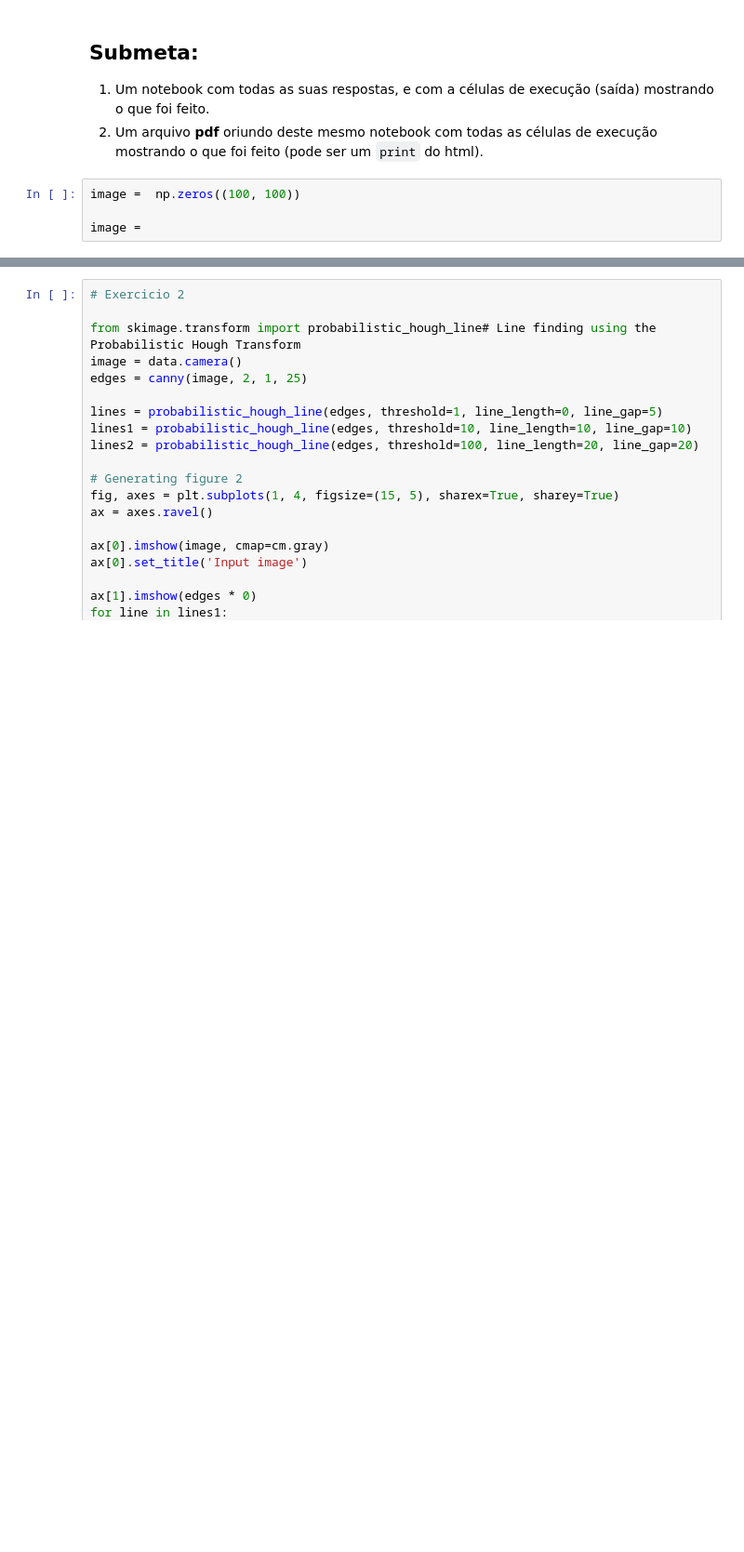
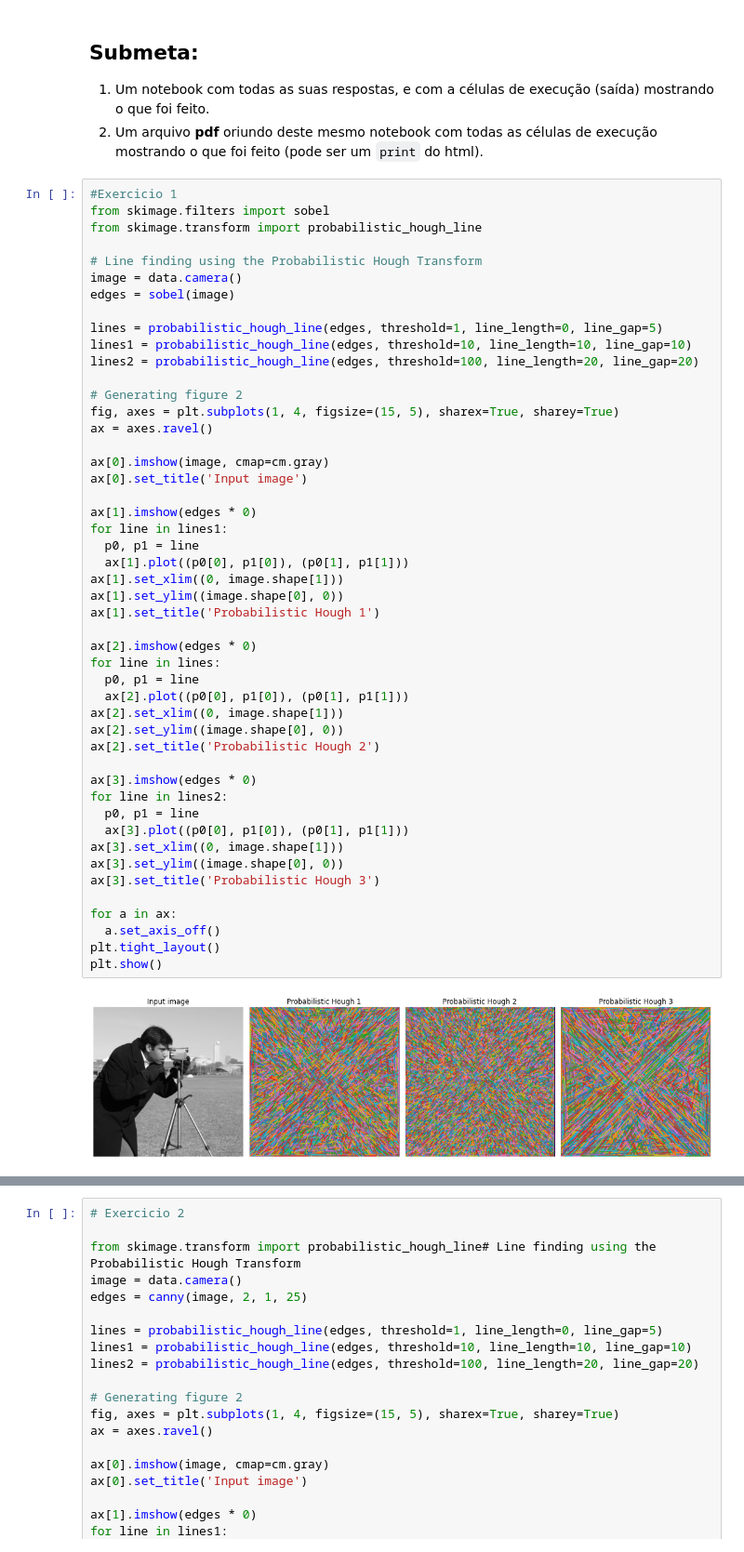
Before and after one commit to LeiteGabriel/teste, a Jupyter notebook: HoughTransform_detectando_linhas_scikit_image.ipynb, the cells around one changed output, grey strips where cells are left out. Shown at 93% size. Saved outputs shown, nothing was run; the diff lists cells and outputs as text; blank space fills up the shorter version.

```diff
--- a/HoughTransform_detectando_linhas_scikit_image.ipynb
+++ b/HoughTransform_detectando_linhas_scikit_image.ipynb
@@ -209,7 +209,53 @@ plt.show()
 
 1. Um notebook com todas as suas respostas, e com a células de execução (saída) mostrando o que foi feito.
 2. Um arquivo **pdf** oriundo deste mesmo notebook com todas as células de execução mostrando o que foi feito (pode ser um `print` do html).
-# %%
-image =  np.zeros((100, 100))
-
-image =
+# %%
+#Exercicio 1
+from skimage.filters import sobel
+from skimage.transform import probabilistic_hough_line
+
+# Line finding using the Probabilistic Hough Transform
+image = data.camera()
+edges = sobel(image)
+
+lines = probabilistic_hough_line(edges, threshold=1, line_length=0, line_gap=5)
+lines1 = probabilistic_hough_line(edges, threshold=10, line_length=10, line_gap=10)
+lines2 = probabilistic_hough_line(edges, threshold=100, line_length=20, line_gap=20)
+
+# Generating figure 2
+fig, axes = plt.subplots(1, 4, figsize=(15, 5), sharex=True, sharey=True)
+ax = axes.ravel()
+
+ax[0].imshow(image, cmap=cm.gray)
+ax[0].set_title('Input image')
+
+ax[1].imshow(edges * 0)
+for line in lines1:
+  p0, p1 = line
+  ax[1].plot((p0[0], p1[0]), (p0[1], p1[1]))
+ax[1].set_xlim((0, image.shape[1]))
+ax[1].set_ylim((image.shape[0], 0))
+ax[1].set_title('Probabilistic Hough 1')
+
+ax[2].imshow(edges * 0)
+for line in lines:
+  p0, p1 = line
+  ax[2].plot((p0[0], p1[0]), (p0[1], p1[1]))
+ax[2].set_xlim((0, image.shape[1]))
+ax[2].set_ylim((image.shape[0], 0))
+ax[2].set_title('Probabilistic Hough 2')
+
+ax[3].imshow(edges * 0)
+for line in lines2:
+  p0, p1 = line
+  ax[3].plot((p0[0], p1[0]), (p0[1], p1[1]))
+ax[3].set_xlim((0, image.shape[1]))
+ax[3].set_ylim((image.shape[0], 0))
+ax[3].set_title('Probabilistic Hough 3')
+
+for a in ax:
+  a.set_axis_off()
+plt.tight_layout()
+plt.show()
+# %% [output]
+[figure, added]
```
Also changed, not shown: parts of 1 cell of this notebook.
